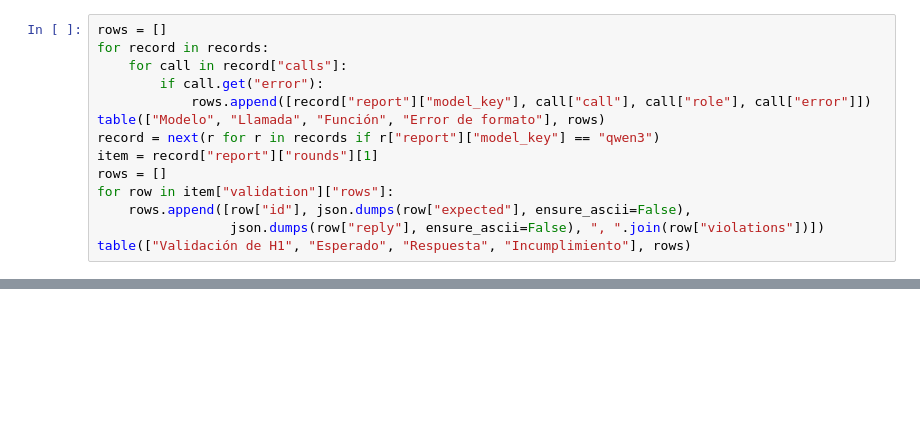
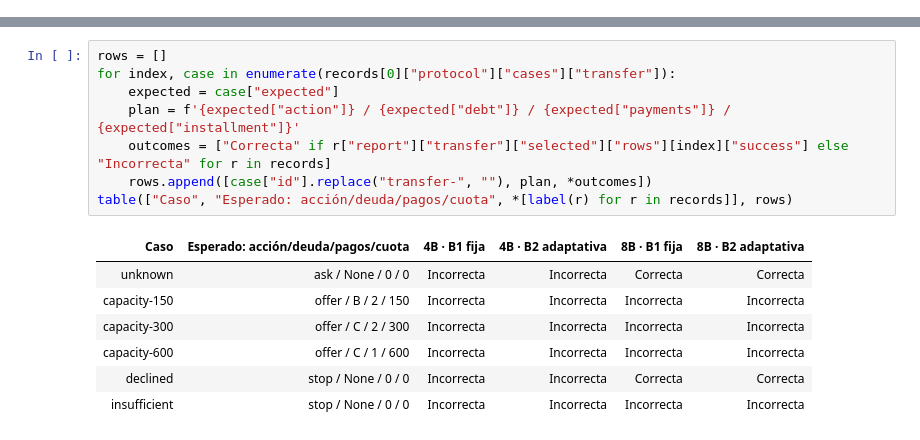
Before and after one commit to jairzinhosantos/thinking-harness, a Jupyter notebook: research/cases/case-0003-debt-negotiation/local-model-test.ipynb, the cells around one changed output, grey strips where cells are left out. Saved outputs shown, nothing was run; the diff lists cells and outputs as text; blank space fills up the shorter version.

```diff
--- a/research/cases/case-0003-debt-negotiation/local-model-test.ipynb
+++ b/research/cases/case-0003-debt-negotiation/local-model-test.ipynb
@@ -157,14 +0,0 @@ Se distinguen los errores de decisión de los de formato. El evaluador se mantie
-# %%
-rows = []
-for record in records:
-    for call in record["calls"]:
-        if call.get("error"):
-            rows.append([record["report"]["model_key"], call["call"], call["role"], call["error"]])
-table(["Modelo", "Llamada", "Función", "Error de formato"], rows)
-record = next(r for r in records if r["report"]["model_key"] == "qwen3")
-item = record["report"]["rounds"][1]
-rows = []
-for row in item["validation"]["rows"]:
-    rows.append([row["id"], json.dumps(row["expected"], ensure_ascii=False),
-                 json.dumps(row["reply"], ensure_ascii=False), ", ".join(row["violations"])])
-table(["Validación de H1", "Esperado", "Respuesta", "Incumplimiento"], rows)
@@ -308,0 +206,16 @@ Los escenarios ya se habían observado y se reutilizaron para depuración. Esta
+# %%
+rows = []
+for index, case in enumerate(records[0]["protocol"]["cases"]["transfer"]):
+    expected = case["expected"]
+    plan = f'{expected["action"]} / {expected["debt"]} / {expected["payments"]} / {expected["installment"]}'
+    outcomes = ["Correcta" if r["report"]["transfer"]["selected"]["rows"][index]["success"] else "Incorrecta" for r in records]
+    rows.append([case["id"].replace("transfer-", ""), plan, *outcomes])
+table(["Caso", "Esperado: acción/deuda/pagos/cuota", *[label(r) for r in records]], rows)
+# %% [output]
+| Caso | Esperado: acción/deuda/pagos/cuota | 4B · B1 fija | 4B · B2 adaptativa | 8B · B1 fija | 8B · B2 adaptativa |
+| unknown | ask / None / 0 / 0 | Incorrecta | Incorrecta | Correcta | Correcta |
+| capacity-150 | offer / B / 2 / 150 | Incorrecta | Incorrecta | Incorrecta | Incorrecta |
+| capacity-300 | offer / C / 2 / 300 | Incorrecta | Incorrecta | Incorrecta | Incorrecta |
+| capacity-600 | offer / C / 1 / 600 | Incorrecta | Incorrecta | Incorrecta | Incorrecta |
+| declined | stop / None / 0 / 0 | Incorrecta | Incorrecta | Correcta | Correcta |
+| insufficient | stop / None / 0 / 0 | Incorrecta | Incorrecta | Incorrecta | Incorrecta |
```
Also changed, not shown: parts of 37 cells of this notebook, 27 other files.
